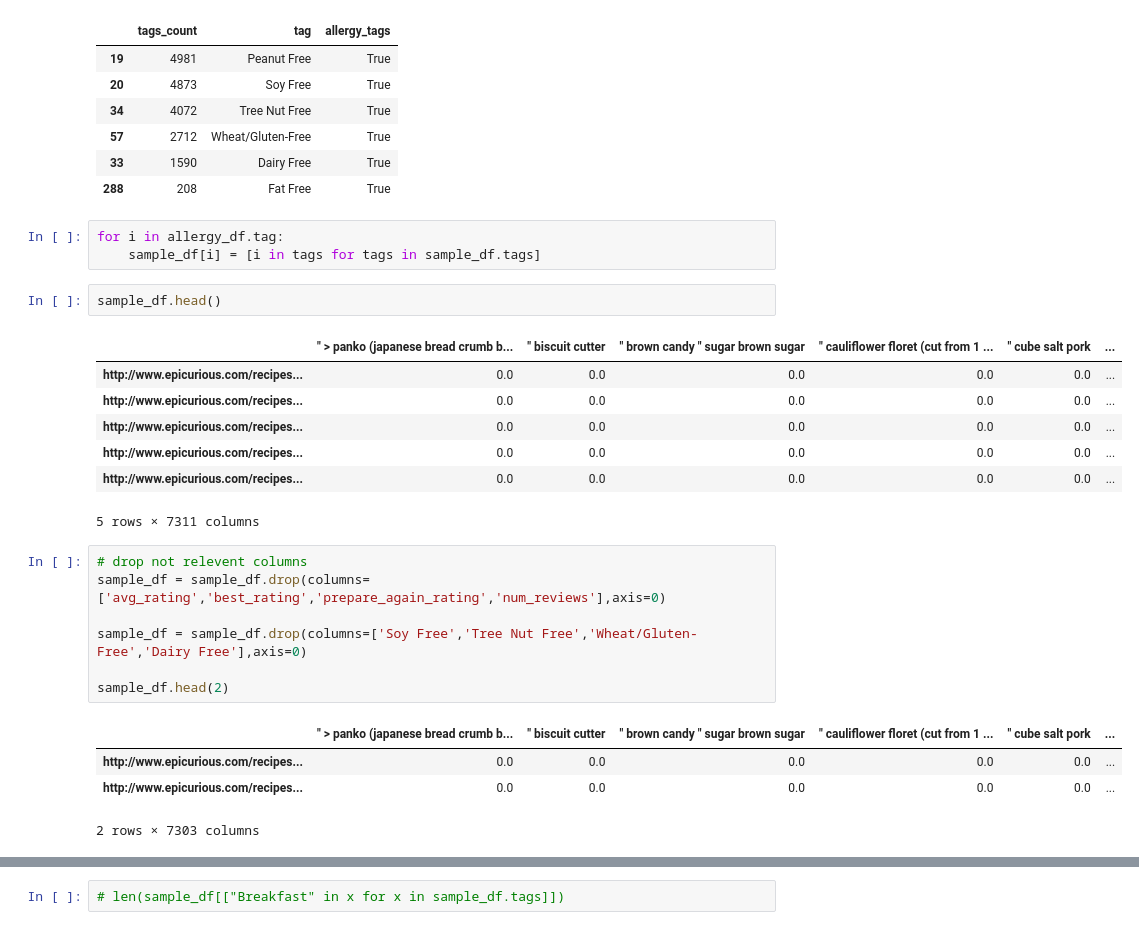
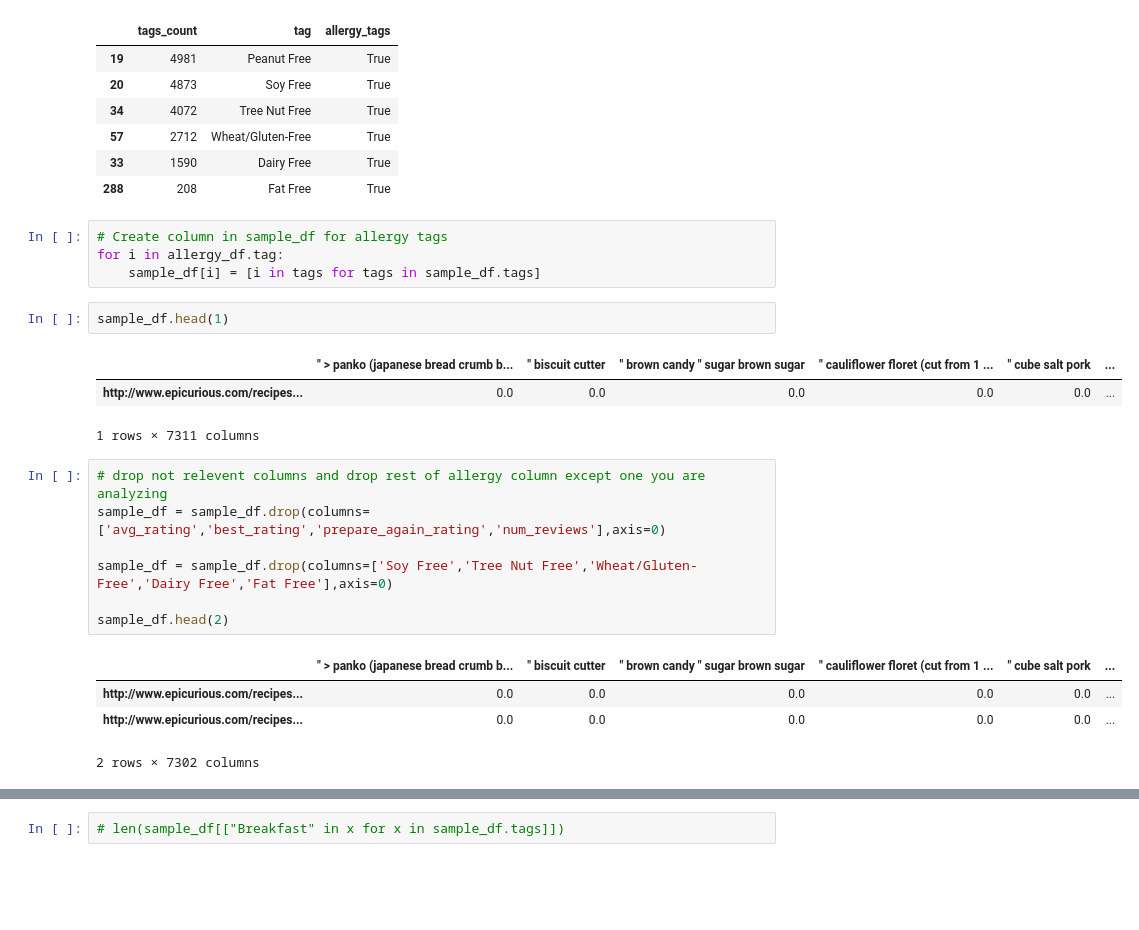
Before and after one commit to Sisyphus192/deep-dishes, a Jupyter notebook: notebooks/classification.ipynb, the cells around one changed output, grey strips where cells are left out. Saved outputs shown, nothing was run; the diff lists cells and outputs as text; blank space fills up the shorter version.

```diff
--- a/notebooks/classification.ipynb
+++ b/notebooks/classification.ipynb
@@ -107,27 +89,24 @@ allergy_df
 | 33 | 1590 | Dairy Free | True |
 | 288 | 208 | Fat Free | True |
 # %%
+# Create column in sample_df for allergy tags
 for i in allergy_df.tag:
     sample_df[i] = [i in tags for tags in sample_df.tags]
 # %%
-sample_df.head()
+sample_df.head(1)
 # %% [output]
 |  | " > panko (japanese bread crumb b... | " biscuit cutter | " brown candy " sugar brown sugar | " cauliflower floret (cut from 1 ... | " cube salt pork | ... |
 | http://www.epicurious.com/recipes... | 0.0 | 0.0 | 0.0 | 0.0 | 0.0 | ... |
-| http://www.epicurious.com/recipes... | 0.0 | 0.0 | 0.0 | 0.0 | 0.0 | ... |
-| http://www.epicurious.com/recipes... | 0.0 | 0.0 | 0.0 | 0.0 | 0.0 | ... |
-| http://www.epicurious.com/recipes... | 0.0 | 0.0 | 0.0 | 0.0 | 0.0 | ... |
-| http://www.epicurious.com/recipes... | 0.0 | 0.0 | 0.0 | 0.0 | 0.0 | ... |
-5 rows × 7311 columns
+1 rows × 7311 columns
 # %%
-# drop not relevent columns
+# drop not relevent columns and drop rest of allergy column except one you are analyzing
 sample_df = sample_df.drop(columns=['avg_rating','best_rating','prepare_again_rating','num_reviews'],axis=0)
 
-sample_df = sample_df.drop(columns=['Soy Free','Tree Nut Free','Wheat/Gluten-Free','Dairy Free'],axis=0)
+sample_df = sample_df.drop(columns=['Soy Free','Tree Nut Free','Wheat/Gluten-Free','Dairy Free','Fat Free'],axis=0)
 
 sample_df.head(2)
 # %% [output]
 |  | " > panko (japanese bread crumb b... | " biscuit cutter | " brown candy " sugar brown sugar | " cauliflower floret (cut from 1 ... | " cube salt pork | ... |
 | http://www.epicurious.com/recipes... | 0.0 | 0.0 | 0.0 | 0.0 | 0.0 | ... |
 | http://www.epicurious.com/recipes... | 0.0 | 0.0 | 0.0 | 0.0 | 0.0 | ... |
-2 rows × 7303 columns
+2 rows × 7302 columns
```
Also changed, not shown: parts of 71 cells of this notebook, 2 other files.
